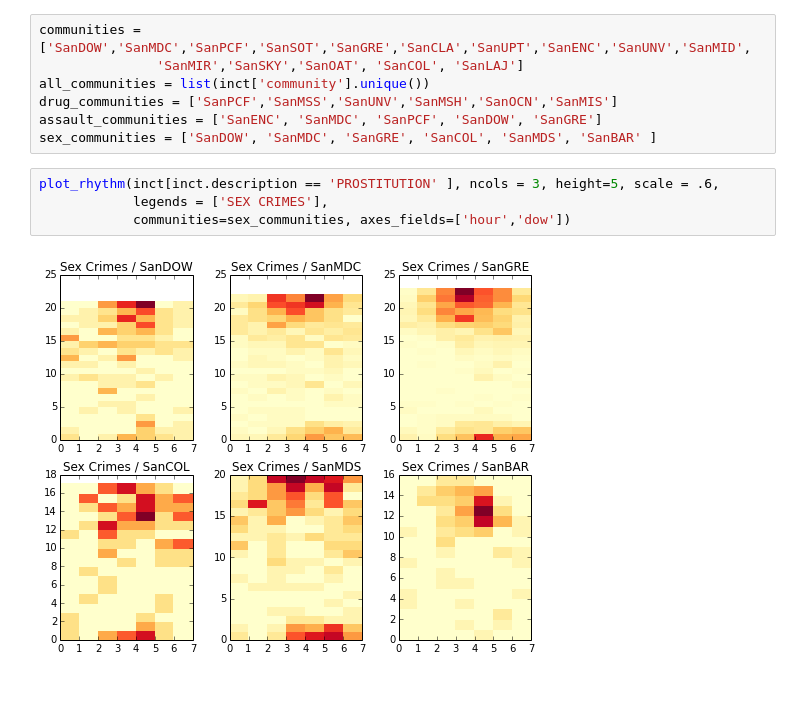
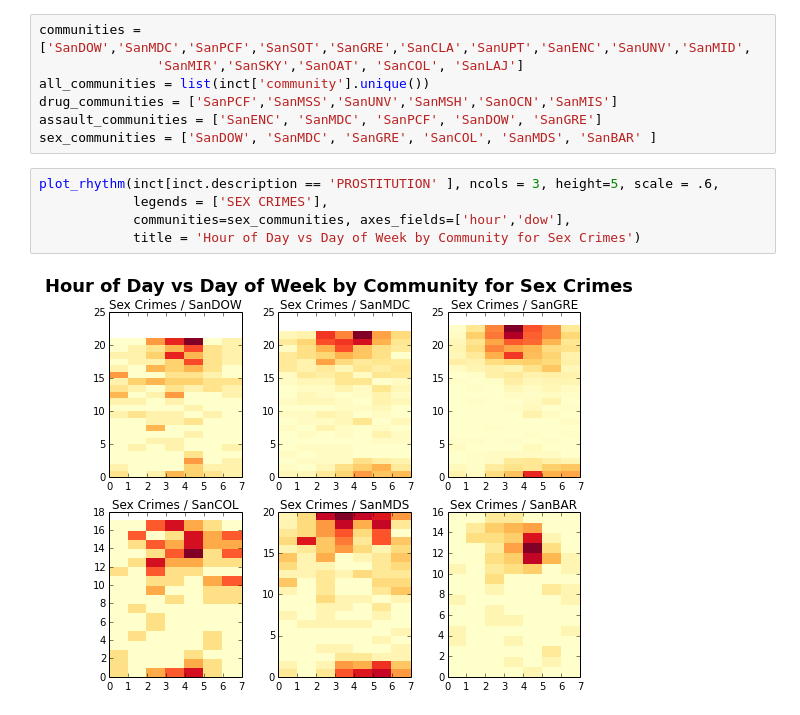
Before and after one commit to sandiegodata/Showcase, a Jupyter notebook: crime/Crime Monthly Rhythm Maps.ipynb, the cells around one changed output. Saved outputs shown, nothing was run; the diff lists cells and outputs as text; blank space fills up the shorter version.

```diff
--- a/crime/Crime Monthly Rhythm Maps.ipynb
+++ b/crime/Crime Monthly Rhythm Maps.ipynb
@@ -169,8 +175,9 @@ sex_communities = ['SanDOW', 'SanMDC', 'SanGRE', 'SanCOL', 'SanMDS', 'SanBAR' ]
 # %%
 plot_rhythm(inct[inct.description == 'PROSTITUTION' ], ncols = 3, height=5, scale = .6,
             legends = ['SEX CRIMES'],
-            communities=sex_communities, axes_fields=['hour','dow'])
+            communities=sex_communities, axes_fields=['hour','dow'],
+            title = 'Hour of Day vs Day of Week by Community for Sex Crimes')
 # %% [output]
-[figure, old version]
+[figure, new version]
 # %%
 plot_rhythm(inct, ncols = 2, legends = ['DRUGS/ALCOHOL VIOLATIONS'], communities=communities,
```
Also changed, not shown: parts of 13 cells of this notebook.
